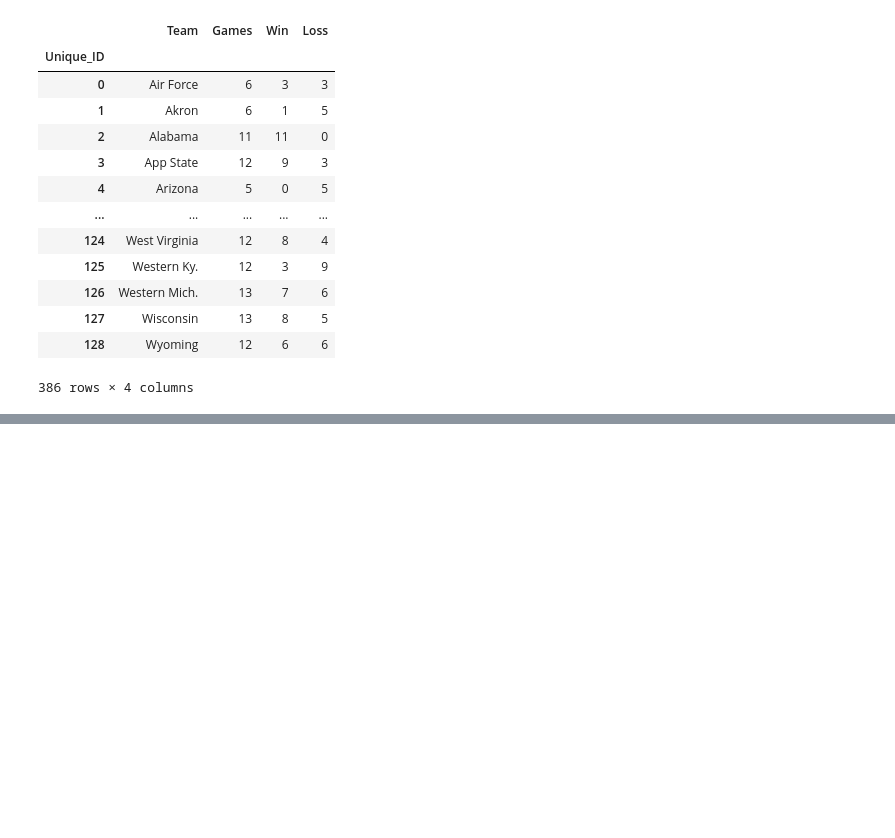
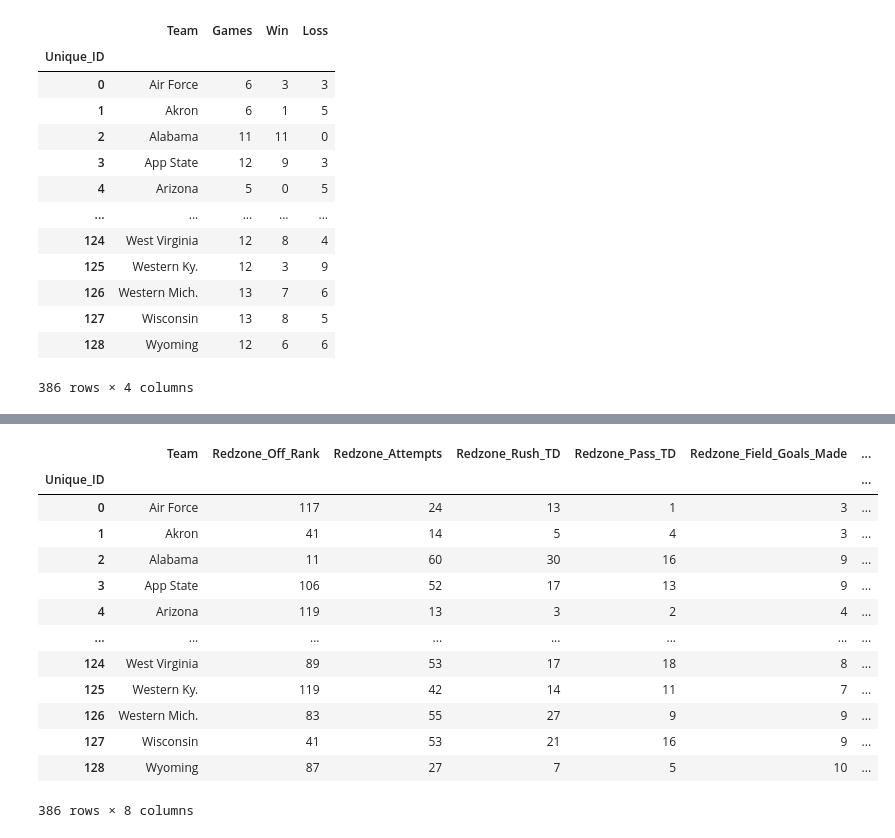
Before and after one commit to jacobhash570/college_football, a Jupyter notebook: data_etl.ipynb, the cells around one changed output, grey strips where cells are left out. Saved outputs shown, nothing was run; the diff lists cells and outputs as text; code cells hidden in the pictures; blank space fills up the shorter version.

```diff
--- a/data_etl.ipynb
+++ b/data_etl.ipynb
@@ -261,0 +574,26 @@ new_cfb_data1.head()
+# %%
+offense_redzone = final_df[['Team','Unique_ID',
+ 'Redzone_Off_Rank',
+ 'Redzone_Attempts',
+ 'Redzone_Rush_TD',
+ 'Redzone_Pass_TD',
+ 'Redzone_Field_Goals_Made',
+ 'Redzone_Scores',
+ 'Redzone_Points']]
+offense_redzone.set_index("Unique_ID", inplace=True)
+offense_redzone
+# %% [output]
+|  | Team | Redzone_Off_Rank | Redzone_Attempts | Redzone_Rush_TD | Redzone_Pass_TD | Redzone_Field_Goals_Made | ... |
+| Unique_ID |  |  |  |  |  |  | ... |
+| 0 | Air Force | 117 | 24 | 13 | 1 | 3 | ... |
+| 1 | Akron | 41 | 14 | 5 | 4 | 3 | ... |
+| 2 | Alabama | 11 | 60 | 30 | 16 | 9 | ... |
+| 3 | App State | 106 | 52 | 17 | 13 | 9 | ... |
+| 4 | Arizona | 119 | 13 | 3 | 2 | 4 | ... |
+| ... | ... | ... | ... | ... | ... | ... | ... |
+| 124 | West Virginia | 89 | 53 | 17 | 18 | 8 | ... |
+| 125 | Western Ky. | 119 | 42 | 14 | 11 | 7 | ... |
+| 126 | Western Mich. | 83 | 55 | 27 | 9 | 9 | ... |
+| 127 | Wisconsin | 41 | 53 | 21 | 16 | 9 | ... |
+| 128 | Wyoming | 87 | 27 | 7 | 5 | 10 | ... |
+386 rows × 8 columns
```
Also changed, not shown: parts of 42 cells of this notebook.
